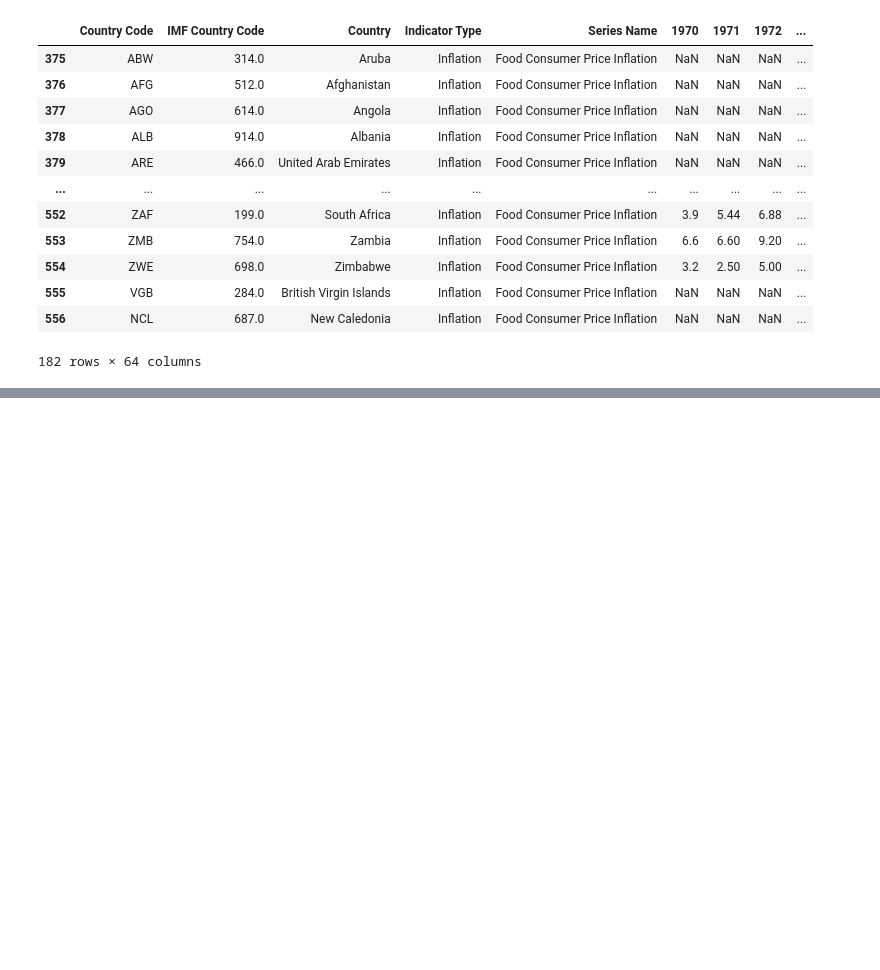
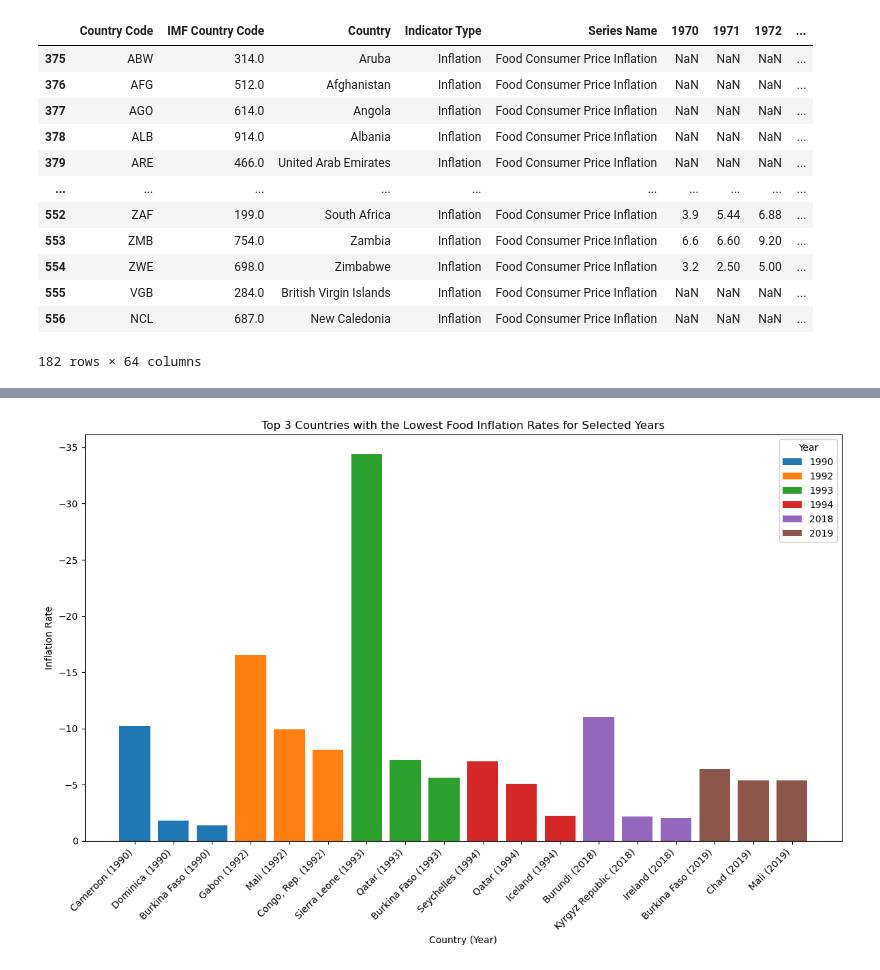
Before and after one commit to heatherrichardson300/Project_1_Inflation, a Jupyter notebook: Jake_work/food.ipynb, the cells around one changed output, grey strips where cells are left out. Drawn from its saved outputs; the diff is of its cells as text; code cells hidden in the pictures; blank space fills up the shorter version.

```diff
--- a/Jake_work/food.ipynb
+++ b/Jake_work/food.ipynb
@@ -73,0 +146,22 @@ spike_analysis
+# %%
+# Define the threshold to exclude outliers
+inflation_threshold = 10000  # Example threshold to exclude extreme outliers
+
+# Initialize list to store data
+highest_inflation_data = []
+
+for year in selected_years:
+    # Filter out countries with inflation rates exceeding the threshold
+    valid_data = food_inflation_selected_years[year][food_inflation_selected_years[year] <= inflation_threshold]
+
+    # Get the top 3 countries with the highest inflation within the threshold
+    countries = valid_data.nlargest(3).index.tolist()
+    rates = valid_data.nlargest(3).values.tolist()
+    for country, rate in zip(countries, rates):
+        highest_inflation_data.append({'Year': year, 'Country': country, 'Inflation Rate': rate})
+
+# Create DataFrame with the filtered data
+highest_inflation = pd.DataFrame(highest_inflation_data)
+
+# Display the result
+highest_inflation
@@ -73,0 +186,17 @@ spike_analysis
+# %%
+# Creating the bar chart with vertical orientation and aligned as buildings
+plt.figure(figsize=(12, 8))
+for year in selected_years:
+    subset = lowest_inflation[lowest_inflation['Year'] == year]
+    plt.bar(subset['Country'] + f" ({year})", subset['Inflation Rate'], label=year)
+
+plt.xlabel('Country (Year)')
+plt.ylabel('Inflation Rate')
+plt.title('Top 3 Countries with the Lowest Food Inflation Rates for Selected Years')
+plt.xticks(rotation=45,ha='right')
+plt.gca().invert_yaxis()
+plt.legend(title='Year')
+plt.tight_layout()
+plt.show()
+# %% [output]
+[figure, added]
```
Also changed, not shown: parts of 15 cells of this notebook, 2 other files.
